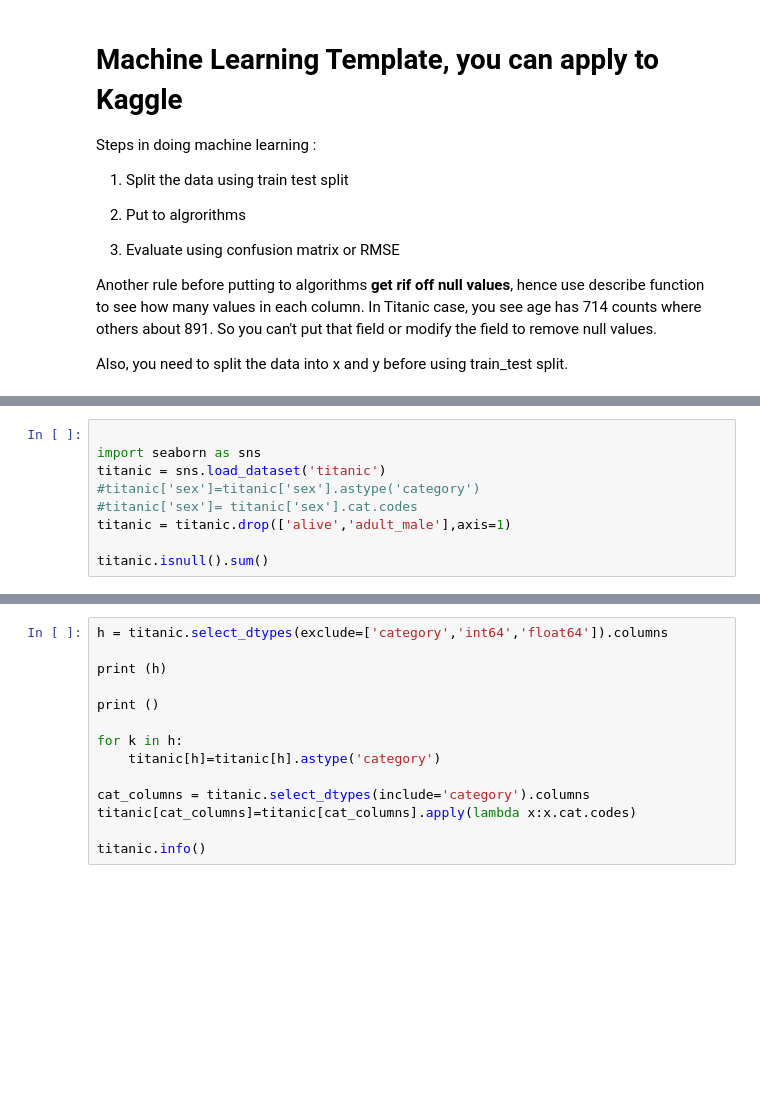
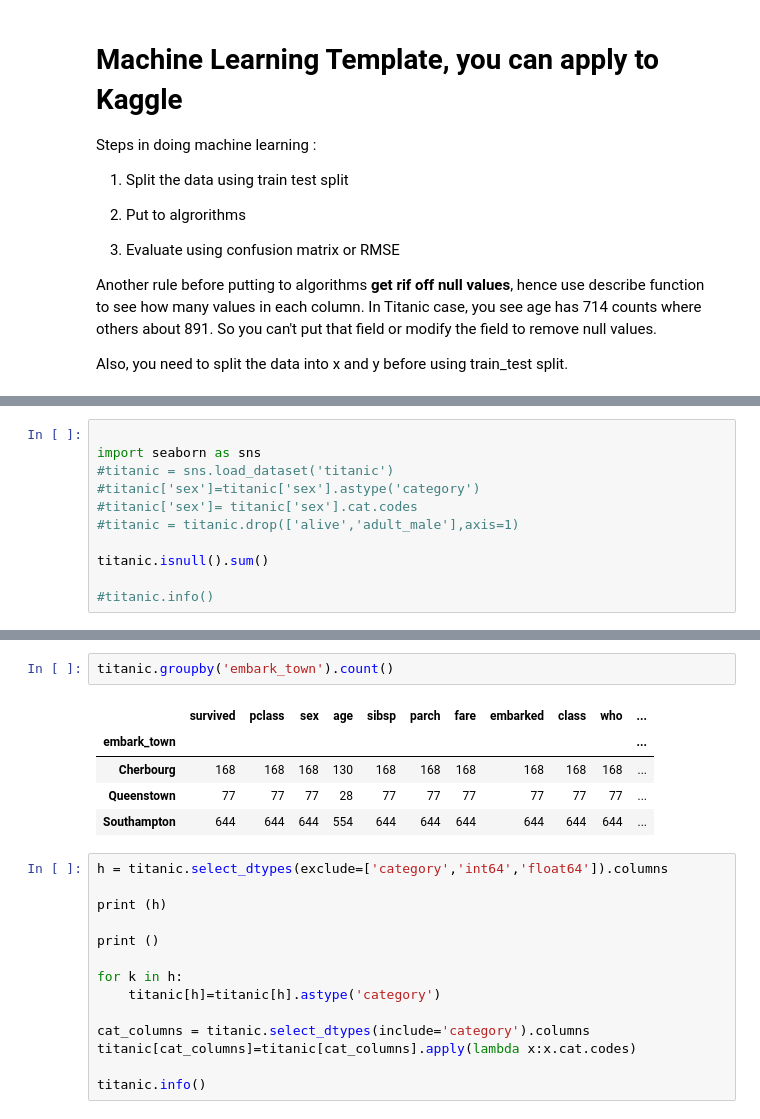
Before and after one commit to RonnyCh/mydsbook, a Jupyter notebook: myBook.ipynb, the cells around one changed output, grey strips where cells are left out. Saved outputs shown, nothing was run; the diff lists cells and outputs as text; blank space fills up the shorter version.

```diff
--- a/myBook.ipynb
+++ b/myBook.ipynb
@@ -1193,12 +1198,14 @@ Also, you need to split the data into x and y before using train_test split.
 # %%
 
 import seaborn as sns
-titanic = sns.load_dataset('titanic')
+#titanic = sns.load_dataset('titanic')
 #titanic['sex']=titanic['sex'].astype('category')
 #titanic['sex']= titanic['sex'].cat.codes
-titanic = titanic.drop(['alive','adult_male'],axis=1)
+#titanic = titanic.drop(['alive','adult_male'],axis=1)
 
 titanic.isnull().sum()
+
+#titanic.info()
 # %% [output]
 survived         0
 pclass           0
@@ -1226,3 +1315,11 @@ titanic.head()
+# %%
+titanic.groupby('embark_town').count()
+# %% [output]
+|  | survived | pclass | sex | age | sibsp | parch | fare | embarked | class | who | ... |
+| embark_town |  |  |  |  |  |  |  |  |  |  | ... |
+| Cherbourg | 168 | 168 | 168 | 130 | 168 | 168 | 168 | 168 | 168 | 168 | ... |
+| Queenstown | 77 | 77 | 77 | 28 | 77 | 77 | 77 | 77 | 77 | 77 | ... |
+| Southampton | 644 | 644 | 644 | 554 | 644 | 644 | 644 | 644 | 644 | 644 | ... |
 # %%
 h = titanic.select_dtypes(exclude=['category','int64','float64']).columns
 
```
Also changed, not shown: parts of 14 cells of this notebook.
